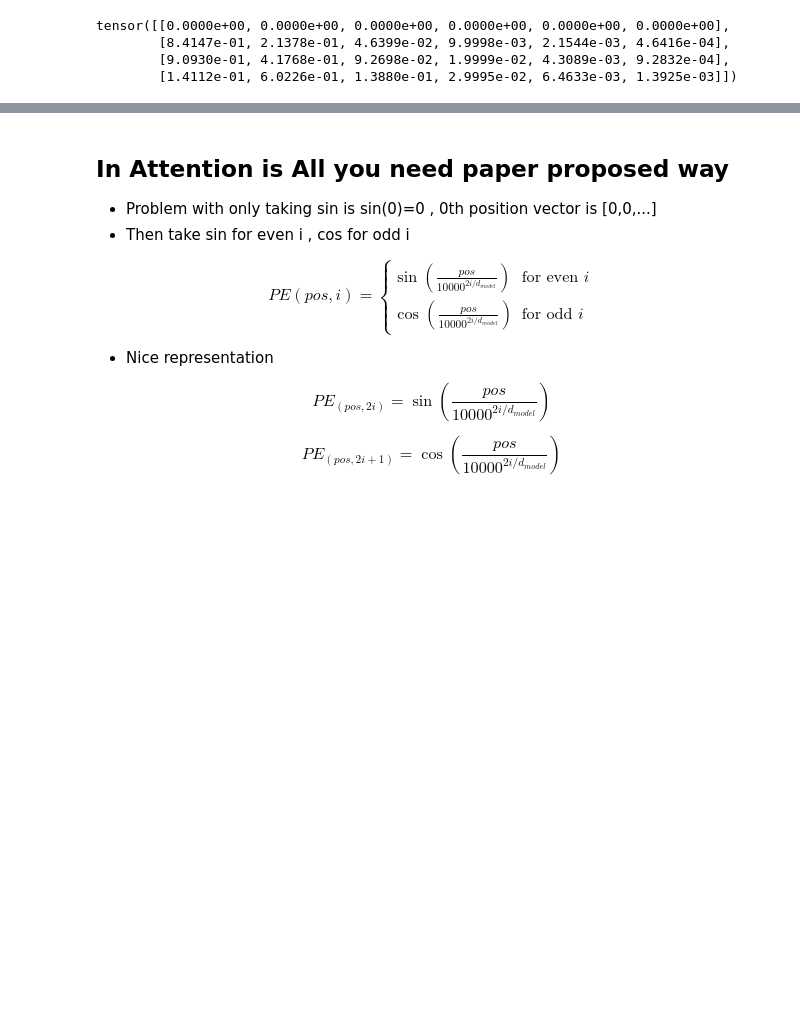
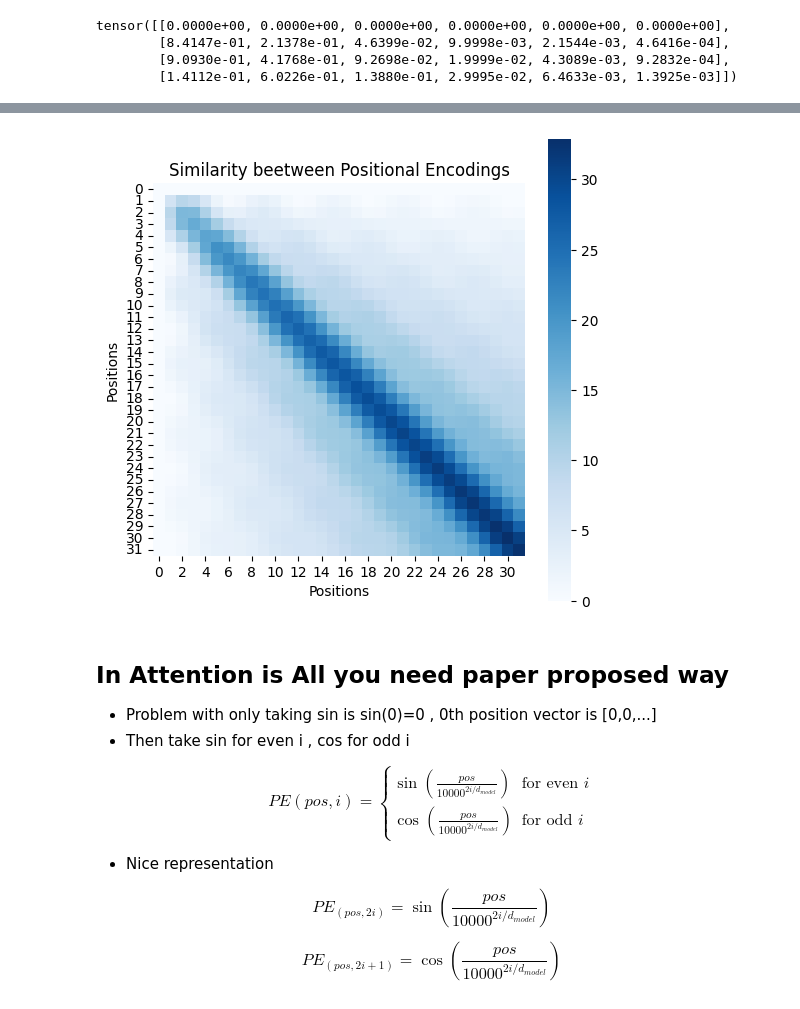
Before and after one commit to samitha278/CoreLlama, a Jupyter notebook: positional_encoding_methods.ipynb, the cells around one changed output, grey strips where cells are left out. Drawn from its saved outputs; the diff is of its cells as text; code cells hidden in the pictures; blank space fills up the shorter version.

```diff
--- a/positional_encoding_methods.ipynb
+++ b/positional_encoding_methods.ipynb
@@ -268,3 +314,14 @@ plt.show()
+# %%
+similarity = torch.matmul(encodings,encodings.T)
+
+plt.figure(figsize=(6,6))
+sns.heatmap(similarity.numpy(), cmap='Blues',square=True)
+plt.title(f'Similarity beetween Positional Encodings')
+plt.xlabel('Positions')
+plt.ylabel('Positions')
+plt.show()
+# %% [output]
+[figure, added]
 # %% [markdown]
 ## In Attention is All you need paper proposed way
 - Problem with only taking sin is sin(0)=0 , 0th position vector is [0,0,...]
```
Also changed, not shown: parts of 6 cells of this notebook.
